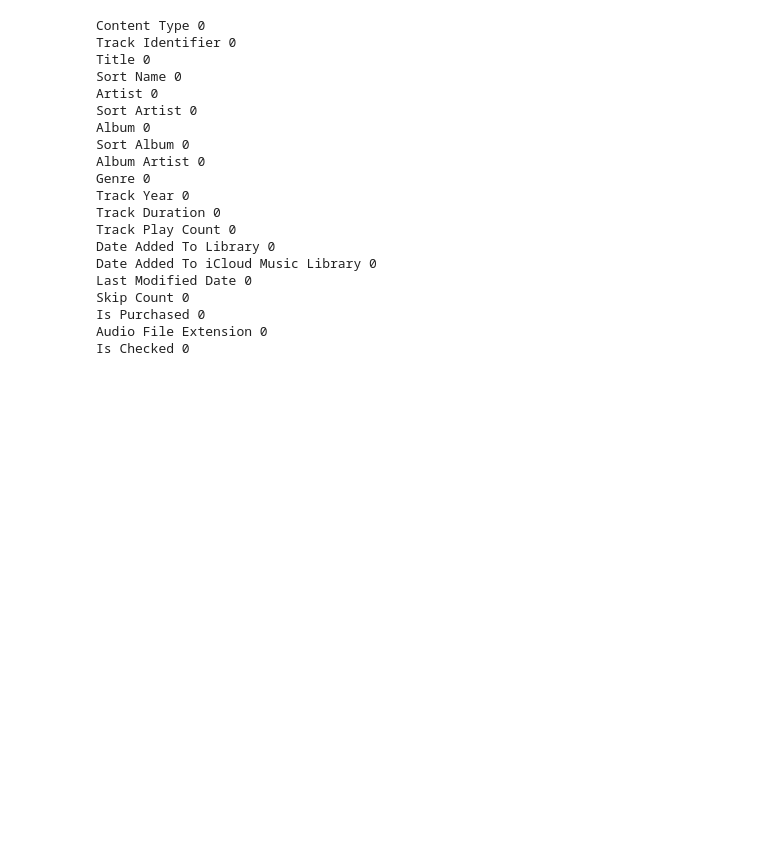
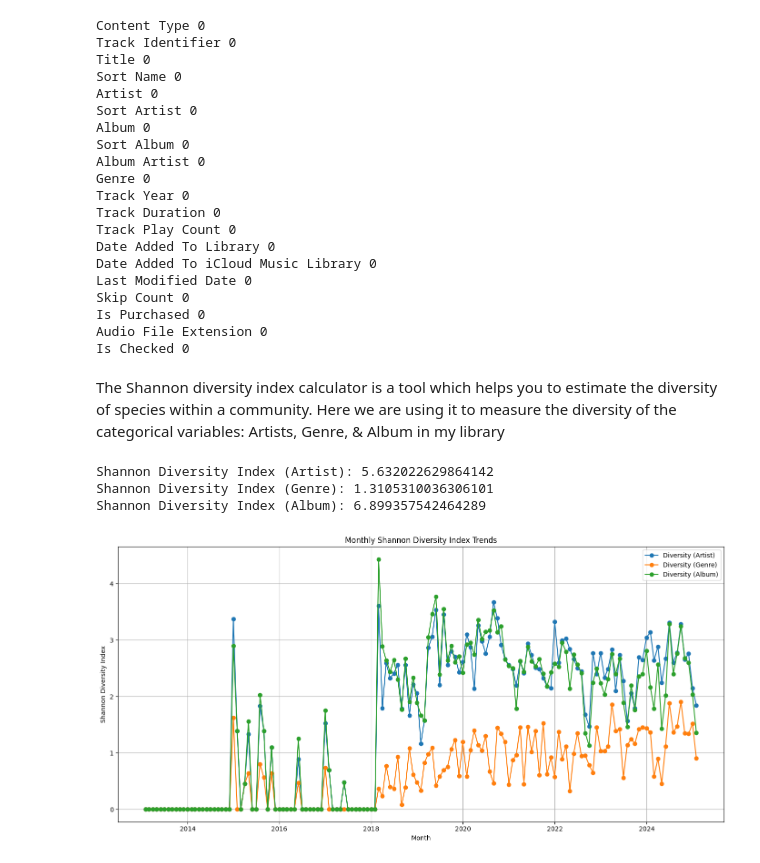
Before and after one commit to kurt-jr/Genius, a Jupyter notebook: AppleMusic.ipynb, the cells around one changed output. Saved outputs shown, nothing was run; the diff lists cells and outputs as text; code cells hidden in the pictures; blank space fills up the shorter version.

```diff
--- a/AppleMusic.ipynb
+++ b/AppleMusic.ipynb
@@ -312,3 +317,51 @@ Skip Count 0
 Is Purchased 0
 Audio File Extension 0
 Is Checked 0
+# %% [markdown]
+The Shannon diversity index calculator is a tool which helps you to estimate the diversity of species within a community. Here we are using it to measure the diversity of the categorical variables: Artists, Genre, & Album in my library
+# %%
+from scipy.stats import entropy
+categories = ['Artist', 'Genre', 'Album']
+diversity_indices = {}
+
+for category in categories:
+    counts = libraryTracksCleaned[category].value_counts()
+    diversity_indices[category] = entropy(counts)
+
+# Print diversity indices
+for category, index in diversity_indices.items():
+    print(f"Shannon Diversity Index ({category}): {index}")
+
+# Visualize diversity trends over time (monthly)
+libraryTracksCleaned['Date Added To Library'] = pd.to_datetime(libraryTracksCleaned['Date Added To Library'])
+
+monthly_diversity = libraryTracksCleaned.groupby(pd.Grouper(key='Date Added To Library', freq='M'))
+
+# Calculate monthly diversity for each category
+monthly_diversity_indices = {category: [] for category in categories}
+dates = []
+
+for date, group in monthly_diversity:
+    dates.append(date)
+    for category in categories:
+        counts = group[category].value_counts()
+        index = entropy(counts)
+        monthly_diversity_indices[category].append(index)
+
+# Plotting diversity trends
+plt.figure(figsize=(14, 7))
+for category in categories:
+    plt.plot(dates, monthly_diversity_indices[category], marker='o', label=f'Diversity ({category})')
+
+plt.title('Monthly Shannon Diversity Index Trends')
+plt.xlabel('Month')
+plt.ylabel('Shannon Diversity Index')
+plt.legend()
+plt.grid(True)
+plt.tight_layout()
+plt.show()
+# %% [output]
+Shannon Diversity Index (Artist): 5.632022629864142
+Shannon Diversity Index (Genre): 1.3105310036306101
+Shannon Diversity Index (Album): 6.899357542464289
+[figure, added]
```
Also changed, not shown: parts of 10 cells of this notebook.
